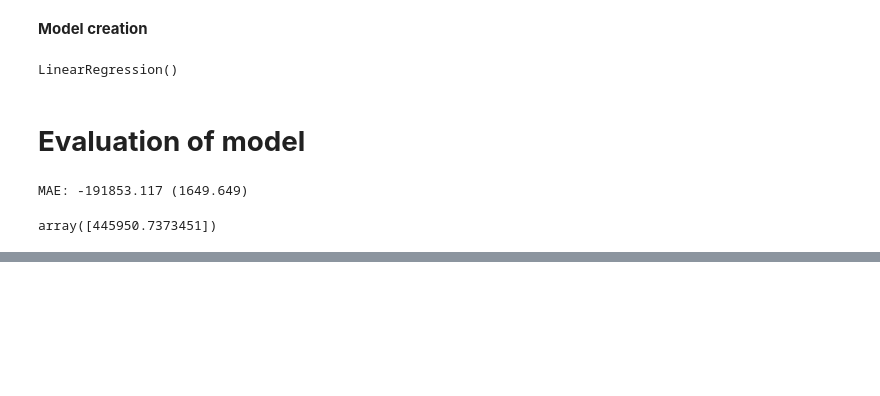
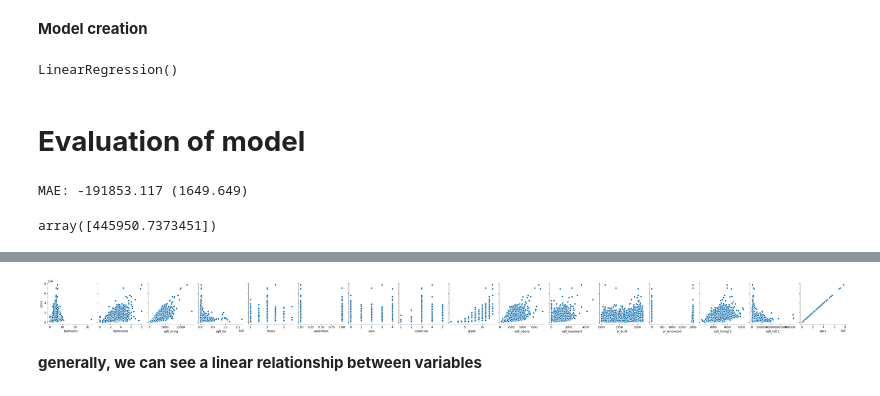
Before and after one commit to josephdickson11/machine_learning, a Jupyter notebook: Regression/Linear_regression/linear-regression.ipynb, the cells around one changed output, grey strips where cells are left out. Saved outputs shown, nothing was run; the diff lists cells and outputs as text; code cells hidden in the pictures; blank space fills up the shorter version.

Commit message:
testing for assumptions of linear reg

```diff
--- a/Regression/Linear_regression/linear-regression.ipynb
+++ b/Regression/Linear_regression/linear-regression.ipynb
@@ -166,0 +169,3 @@ model coefficients are: [222491.51326486]
+# %%
+#create a dataframe for multivariate regression analysis
+multivariate_data = data.copy()
@@ -166,0 +219,3 @@ model coefficients are: [222491.51326486]
+# %%
+#drop fields
+multivariate_data.drop(columns=['id','date','lat','long','zipcode'], inplace=True)
@@ -166,0 +260,9 @@ model coefficients are: [222491.51326486]
+# %%
+# Linearity
+
+# visualize the relationship between the features and the response using scatterplots
+p = sns.pairplot(multivariate_data, x_vars=multivariate_data.columns, y_vars='price')
+# %% [output]
+[figure, added]
+# %% [markdown]
+**generally, we can see a linear relationship between variables**
```
Also changed, not shown: parts of 19 cells of this notebook.
